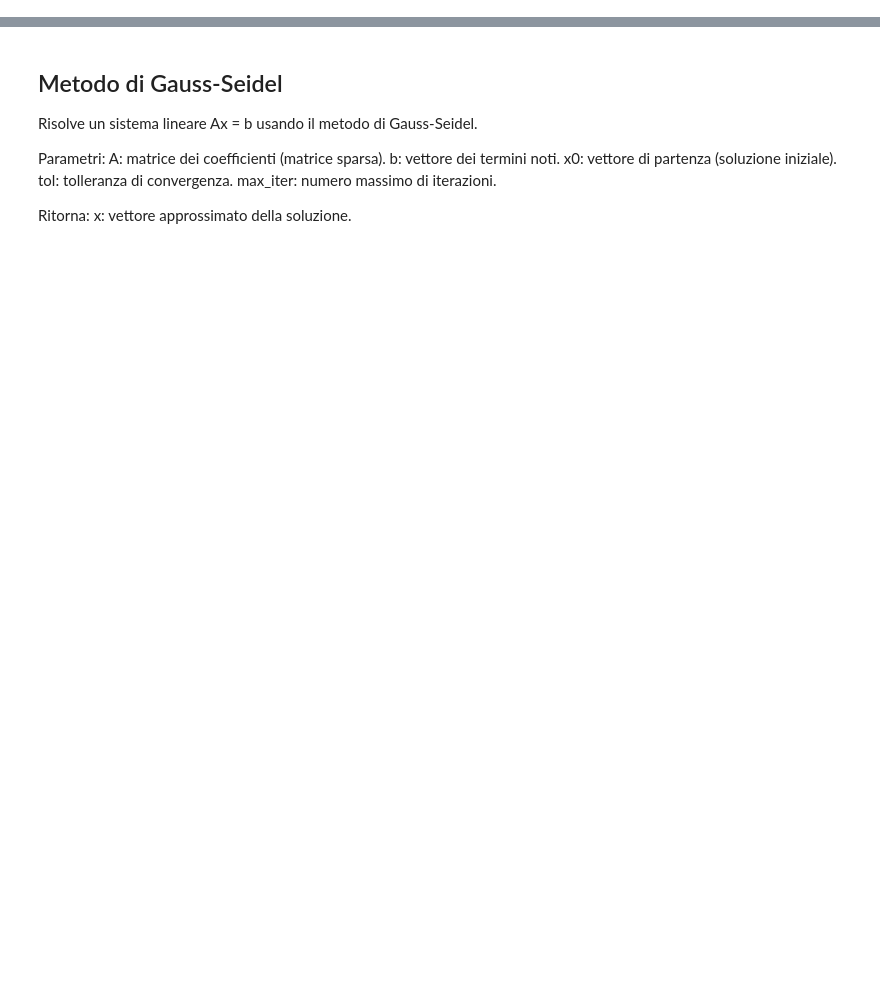
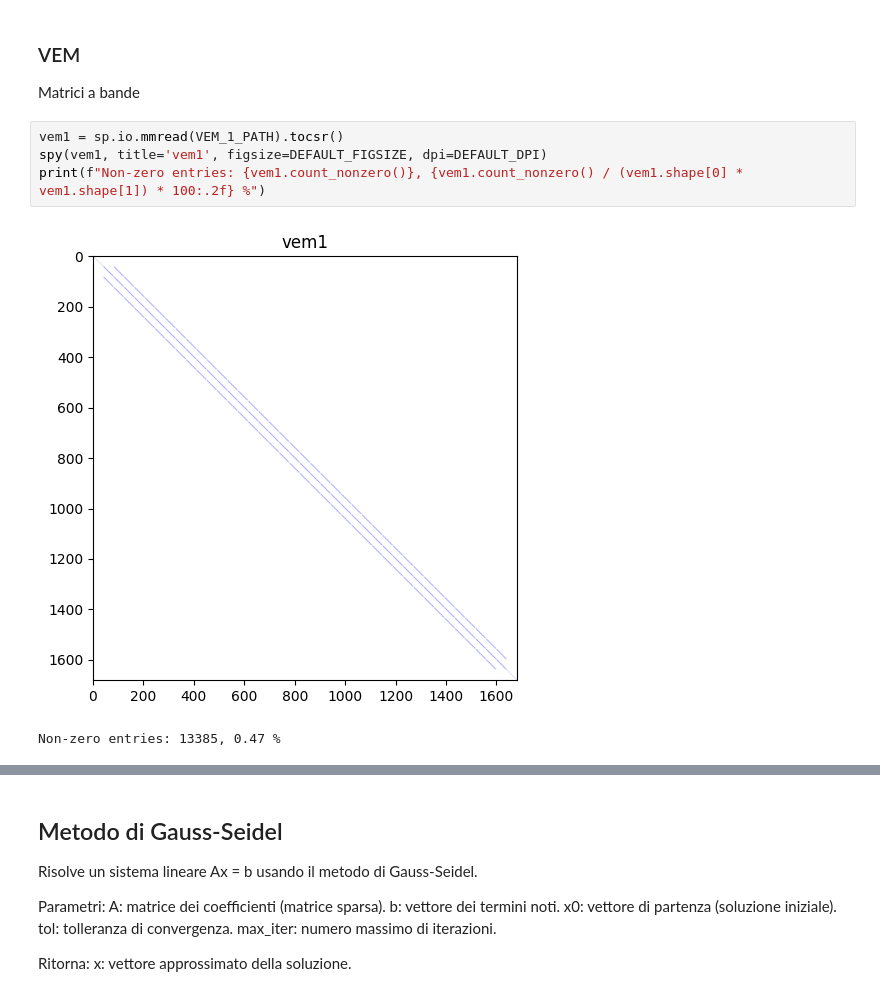
Before and after one commit to sAndreotti/LinearSystemsResolution, a Jupyter notebook: progetto1bis.ipynb, the cells around one changed output, grey strips where cells are left out. Saved outputs shown, nothing was run; the diff lists cells and outputs as text; blank space fills up the shorter version.

```diff
--- a/progetto1bis.ipynb
+++ b/progetto1bis.ipynb
@@ -145,0 +48,11 @@ plt.show()
+# %% [markdown]
+### VEM
+
+Matrici a bande
+# %%
+vem1 = sp.io.mmread(VEM_1_PATH).tocsr()
+spy(vem1, title='vem1', figsize=DEFAULT_FIGSIZE, dpi=DEFAULT_DPI)
+print(f"Non-zero entries: {vem1.count_nonzero()}, {vem1.count_nonzero() / (vem1.shape[0] * vem1.shape[1]) * 100:.2f} %")
+# %% [output]
+[figure, added]
+Non-zero entries: 13385, 0.47 %
```
Also changed, not shown: parts of 94 cells of this notebook, 1 other file.
